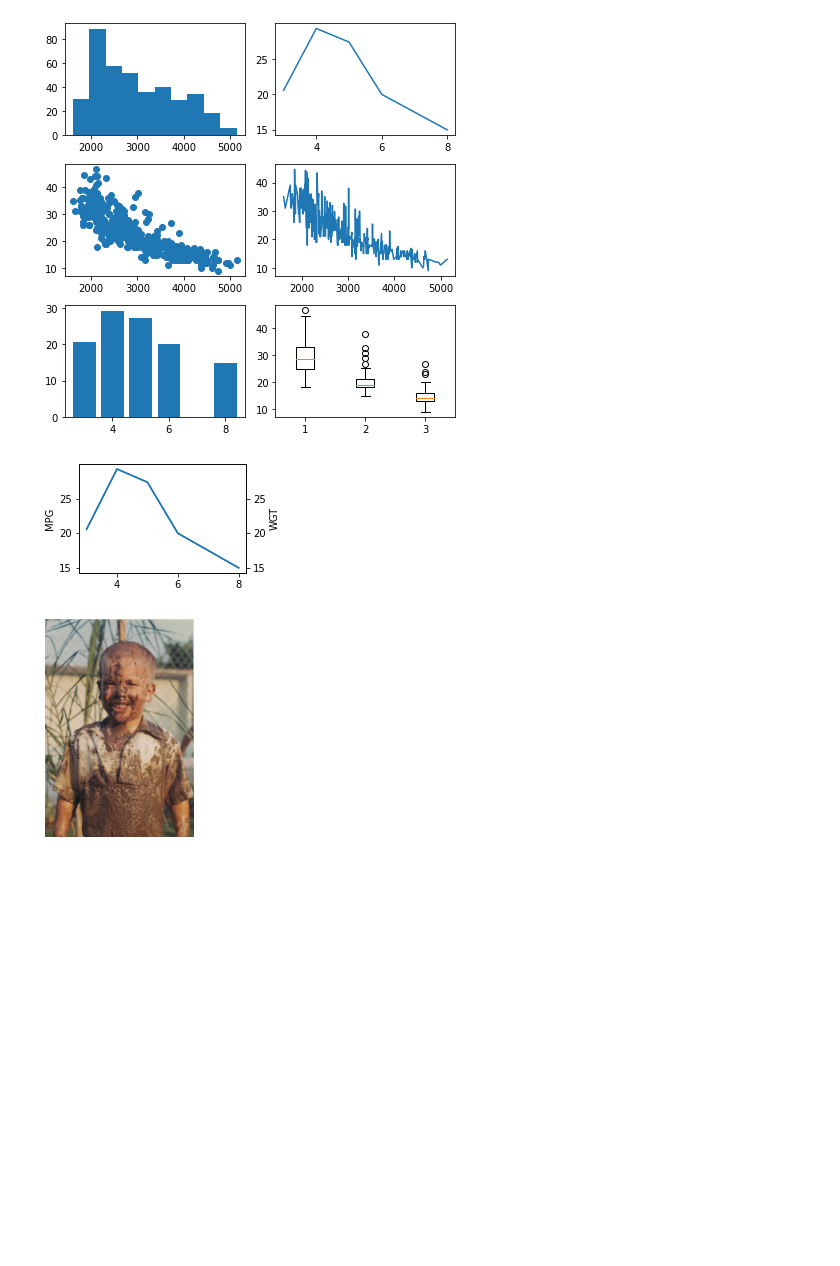
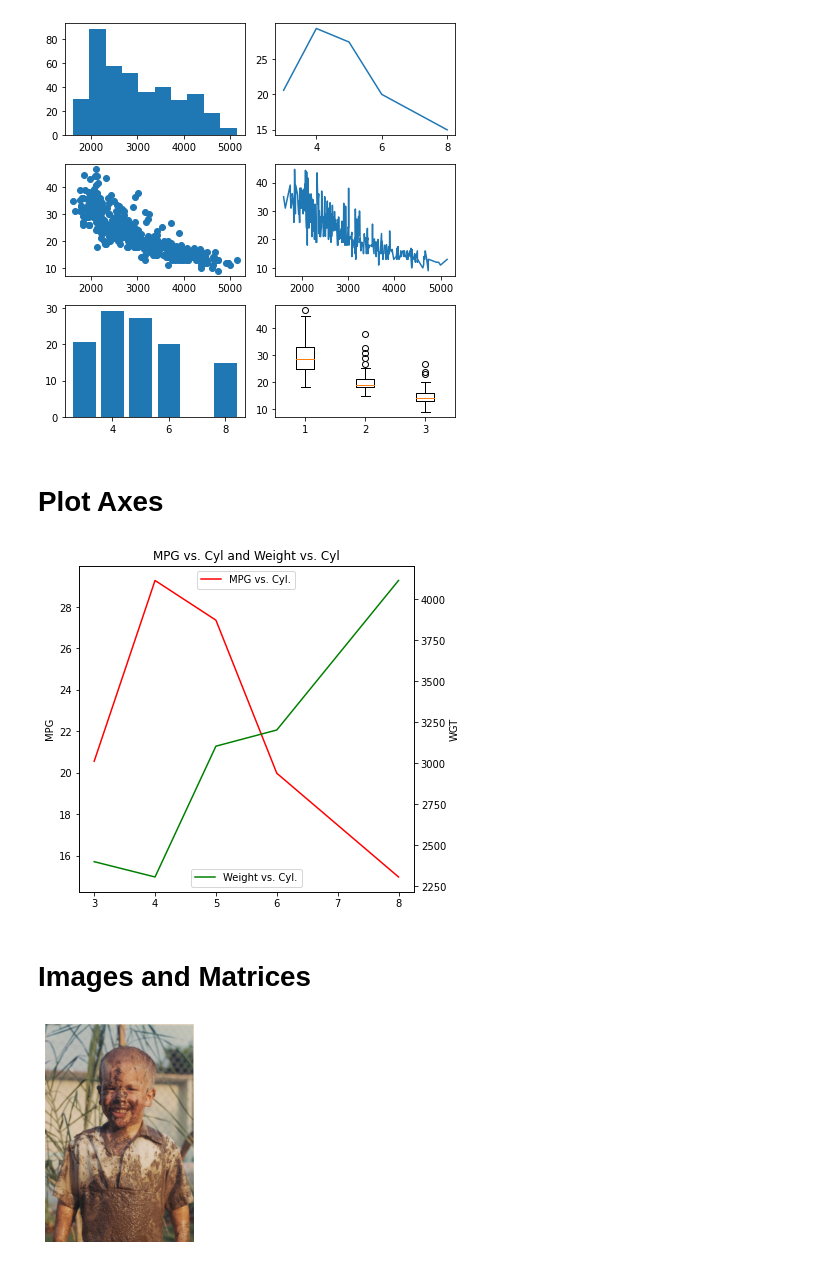
Before and after one commit to jpnski/msds593, a Jupyter notebook: labs/lab-8-27.ipynb, the cells around one changed output. Saved outputs shown, nothing was run; the diff lists cells and outputs as text; code cells hidden in the pictures; blank space fills up the shorter version.

```diff
--- a/labs/lab-8-27.ipynb
+++ b/labs/lab-8-27.ipynb
@@ -132,19 +150,26 @@ plt.tight_layout()
 plt.show()
 # %% [output]
 [figure]
+# %% [markdown]
+# Plot Axes
 # %%
-fig, ax = plt.subplots(figsize=(3,2))
+fig, ax = plt.subplots(figsize=(6,6))
 ax_wgt = ax.twinx()
 
-ax.plot(cyl, avg_mpg)
-ax_wgt.plot(cyl, avg_mpg)
+ax.plot(cyl, avg_mpg, c='red')
+ax_wgt.plot(cyl, avg_wgt, c='green')
 
-ax.set_ylabel('MPG')
+ax.set_ylabel('MPG') #setting axis labels for two plotted sets of data
 ax_wgt.set_ylabel('WGT')
 
+ax.set_title('MPG vs. Cyl and Weight vs. Cyl')
+ax.legend(['MPG vs. Cyl.'], loc=9)
+ax_wgt.legend(['Weight vs. Cyl.'], loc=8)
 plt.show()
 # %% [output]
-[figure, old version]
+[figure, new version]
+# %% [markdown]
+# Images and Matrices
 # %%
 from PIL import Image
 img_path = "../notebooks/images/"
```
Also changed, not shown: parts of 22 cells of this notebook.
